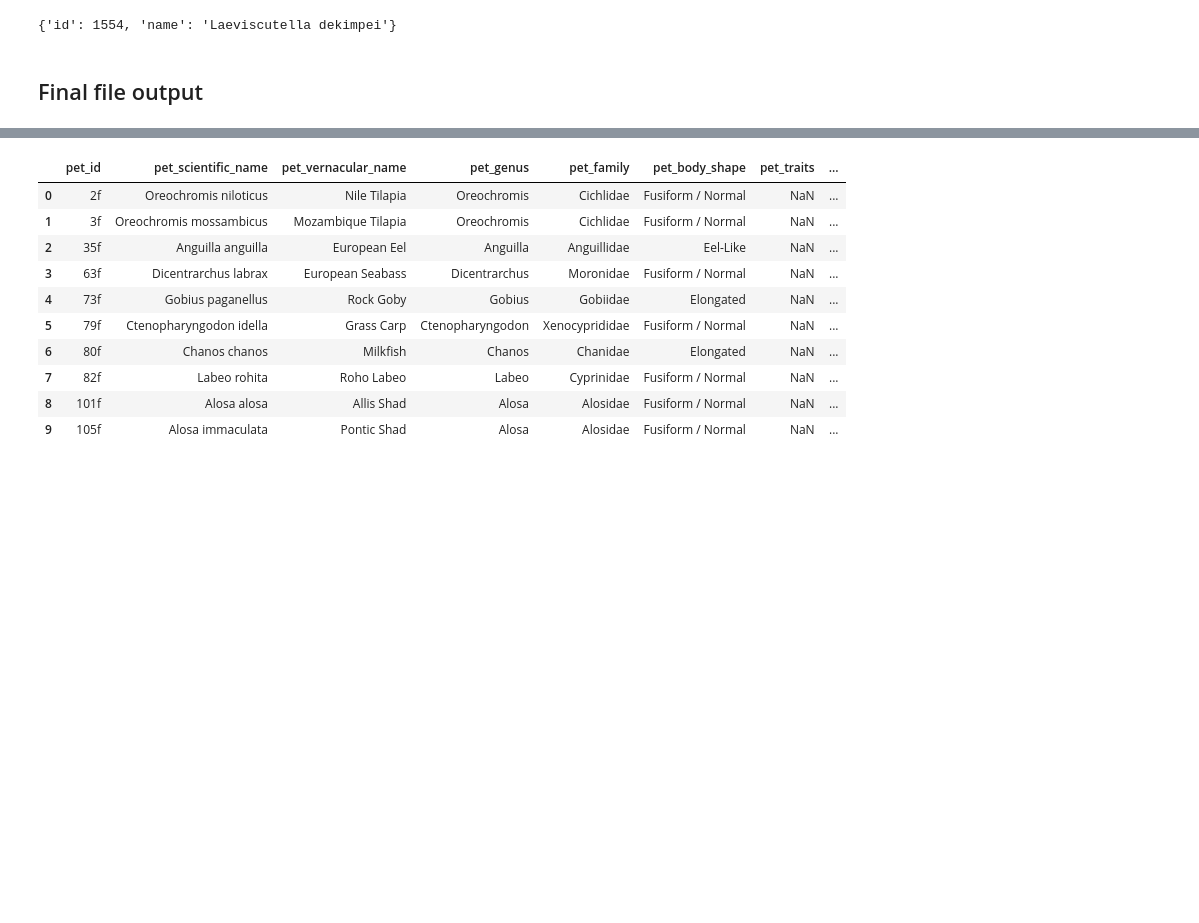
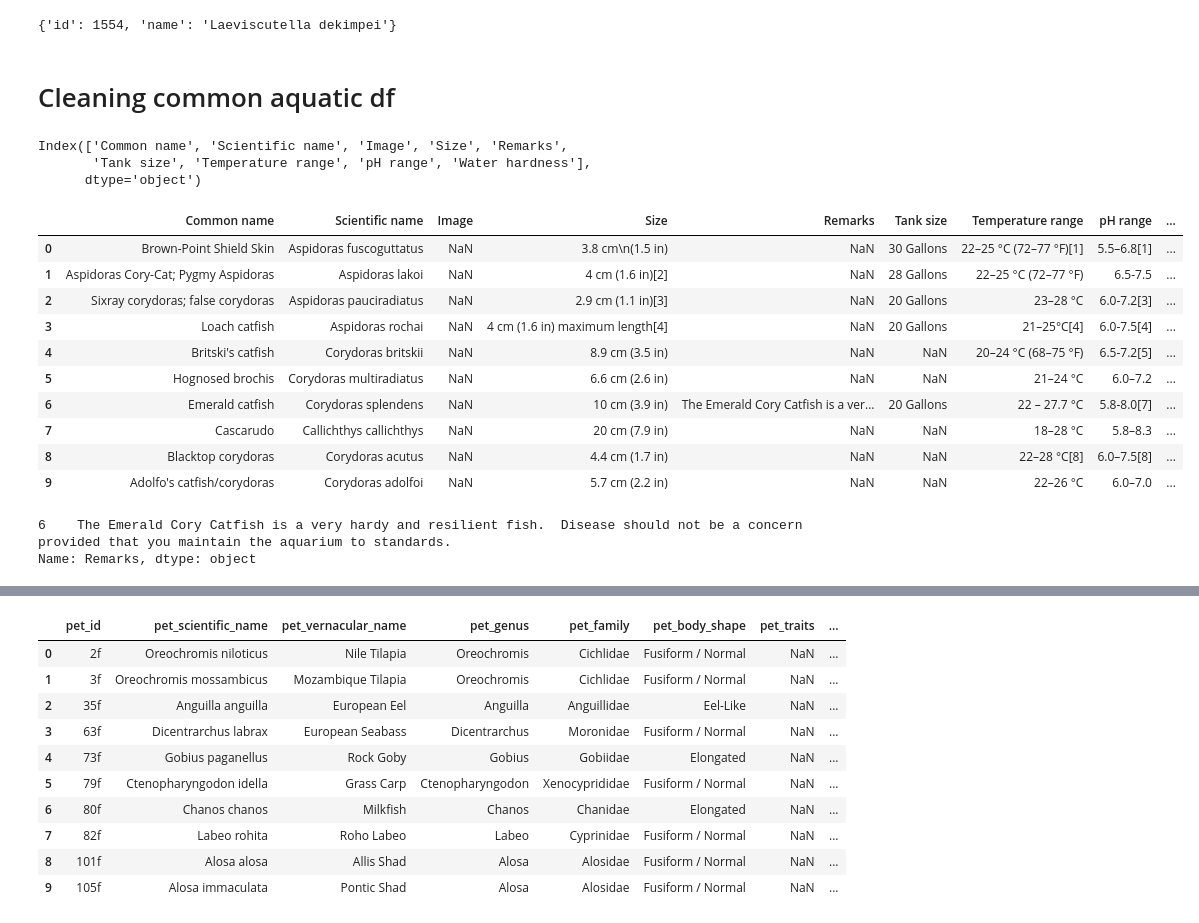
Before and after one commit to nadya-tan/SemantyFish-Stuff, a Jupyter notebook: cleaning.ipynb, the cells around one changed output, grey strips where cells are left out. Saved outputs shown, nothing was run; the diff lists cells and outputs as text; code cells hidden in the pictures; blank space fills up the shorter version.

```diff
--- a/cleaning.ipynb
+++ b/cleaning.ipynb
@@ -236,8 +225,6 @@ with open("failed_species_names.json", encoding="utf-8") as f:
 pprint.pprint(missing_json[0])
 # %% [output]
 {'id': 1554, 'name': 'Laeviscutella dekimpei'}
-# %% [markdown]
-## Final file output
 # %%
 # Convert to df
 missing_df = pd.DataFrame(missing_json)
@@ -248,0 +259,23 @@ test_df = pd.concat([test_df, missing_df], ignore_index=True)
+# %% [markdown]
+# Cleaning common aquatic df
+# %%
+# Adding info from common_aquatic.csv - indicator if this species is commonly kept as an aquatic pet
+common_aquatic_df = pd.read_csv('common_aquatic.csv', encoding="mbcs")
+
+print(common_aquatic_df.columns)
+common_aquatic_df.head(10)
+# %% [output]
+Index(['Common name', 'Scientific name', 'Image', 'Size', 'Remarks',
+       'Tank size', 'Temperature range', 'pH range', 'Water hardness'],
+      dtype='object')
+|  | Common name | Scientific name | Image | Size | Remarks | Tank size | Temperature range | pH range | ... |
+| 0 | Brown-Point Shield Skin | Aspidoras fuscoguttatus | NaN | 3.8 cm\n(1.5 in) | NaN | 30 Gallons | 22–25 °C (72–77 °F)[1] | 5.5–6.8[1] | ... |
+| 1 | Aspidoras Cory-Cat; Pygmy Aspidoras | Aspidoras lakoi | NaN | 4 cm (1.6 in)[2] | NaN | 28 Gallons | 22–25 °C (72–77 °F) | 6.5-7.5 | ... |
+| 2 | Sixray corydoras; false corydoras | Aspidoras pauciradiatus | NaN | 2.9 cm (1.1 in)[3] | NaN | 20 Gallons | 23–28 °C | 6.0-7.2[3] | ... |
+| 3 | Loach catfish | Aspidoras rochai | NaN | 4 cm (1.6 in) maximum length[4] | NaN | 20 Gallons | 21–25°C[4] | 6.0-7.5[4] | ... |
+| 4 | Britski's catfish | Corydoras britskii | NaN | 8.9 cm (3.5 in) | NaN | NaN | 20–24 °C (68–75 °F) | 6.5-7.2[5] | ... |
+| 5 | Hognosed brochis | Corydoras multiradiatus | NaN | 6.6 cm (2.6 in) | NaN | NaN | 21–24 °C | 6.0–7.2 | ... |
+| 6 | Emerald catfish | Corydoras splendens | NaN | 10 cm (3.9 in) | The Emerald Cory Catfish is a ver... | 20 Gallons | 22 – 27.7 °C | 5.8-8.0[7] | ... |
+| 7 | Cascarudo | Callichthys callichthys | NaN | 20 cm (7.9 in) | NaN | NaN | 18–28 °C | 5.8–8.3 | ... |
+| 8 | Blacktop corydoras | Corydoras acutus | NaN | 4.4 cm (1.7 in) | NaN | NaN | 22–28 °C[8] | 6.0–7.5[8] | ... |
+| 9 | Adolfo's catfish/corydoras | Corydoras adolfoi | NaN | 5.7 cm (2.2 in) | NaN | NaN | 22–26 °C | 6.0–7.0 | ... |
@@ -248,0 +302,9 @@ test_df = pd.concat([test_df, missing_df], ignore_index=True)
+# %%
+with pd.option_context('display.max_rows', None,
+                       'display.max_columns', None,
+                       'display.max_colwidth', 200,
+                       'display.width', 1000):
+    print(common_aquatic_df[common_aquatic_df['Scientific name'] == 'Corydoras splendens']['Remarks'])
+# %% [output]
+6    The Emerald Cory Catfish is a very hardy and resilient fish.  Disease should not be a concern provided that you maintain the aquarium to standards.
+Name: Remarks, dtype: object
```
Also changed, not shown: parts of 27 cells of this notebook, 4 other files.
